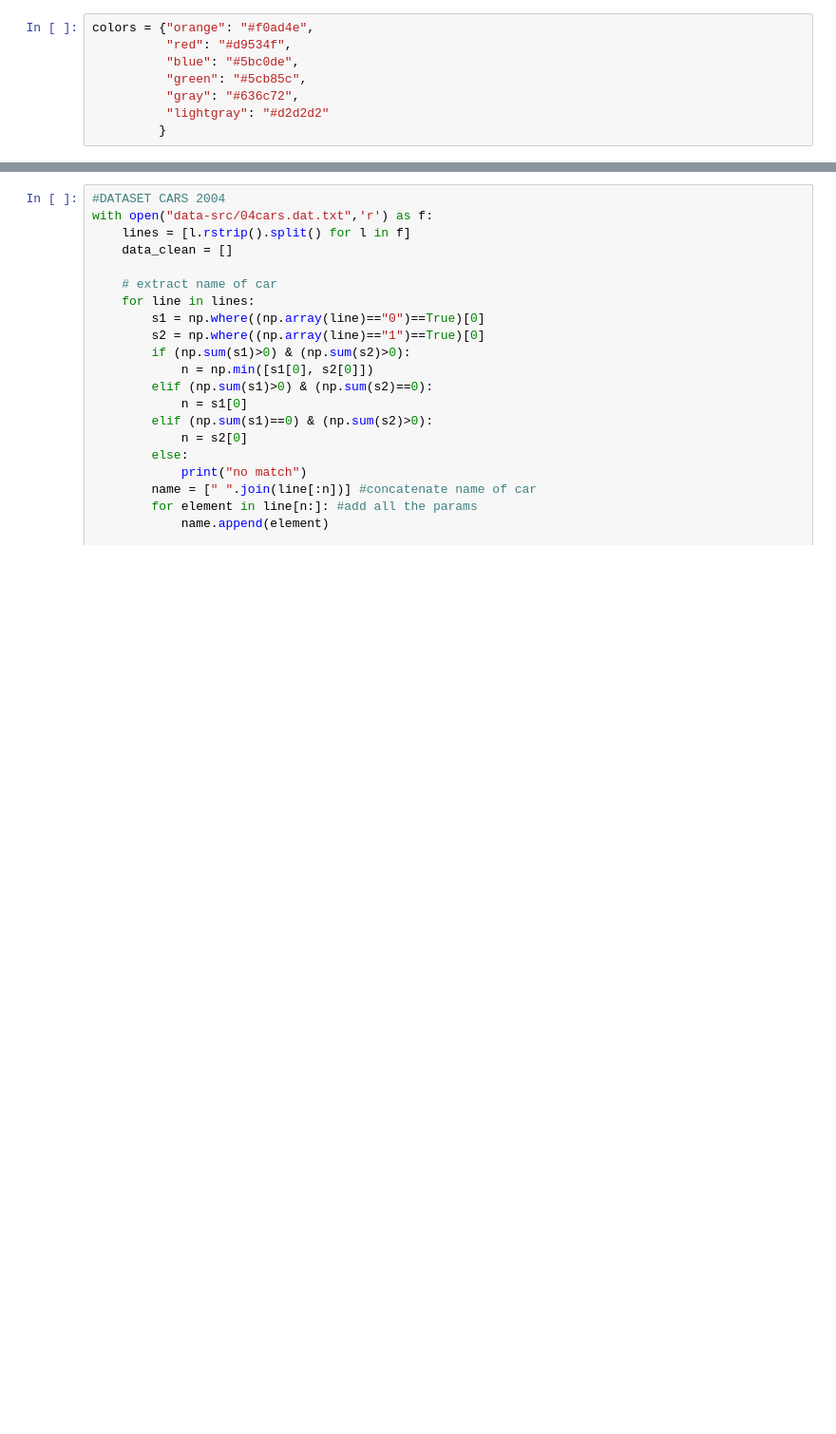
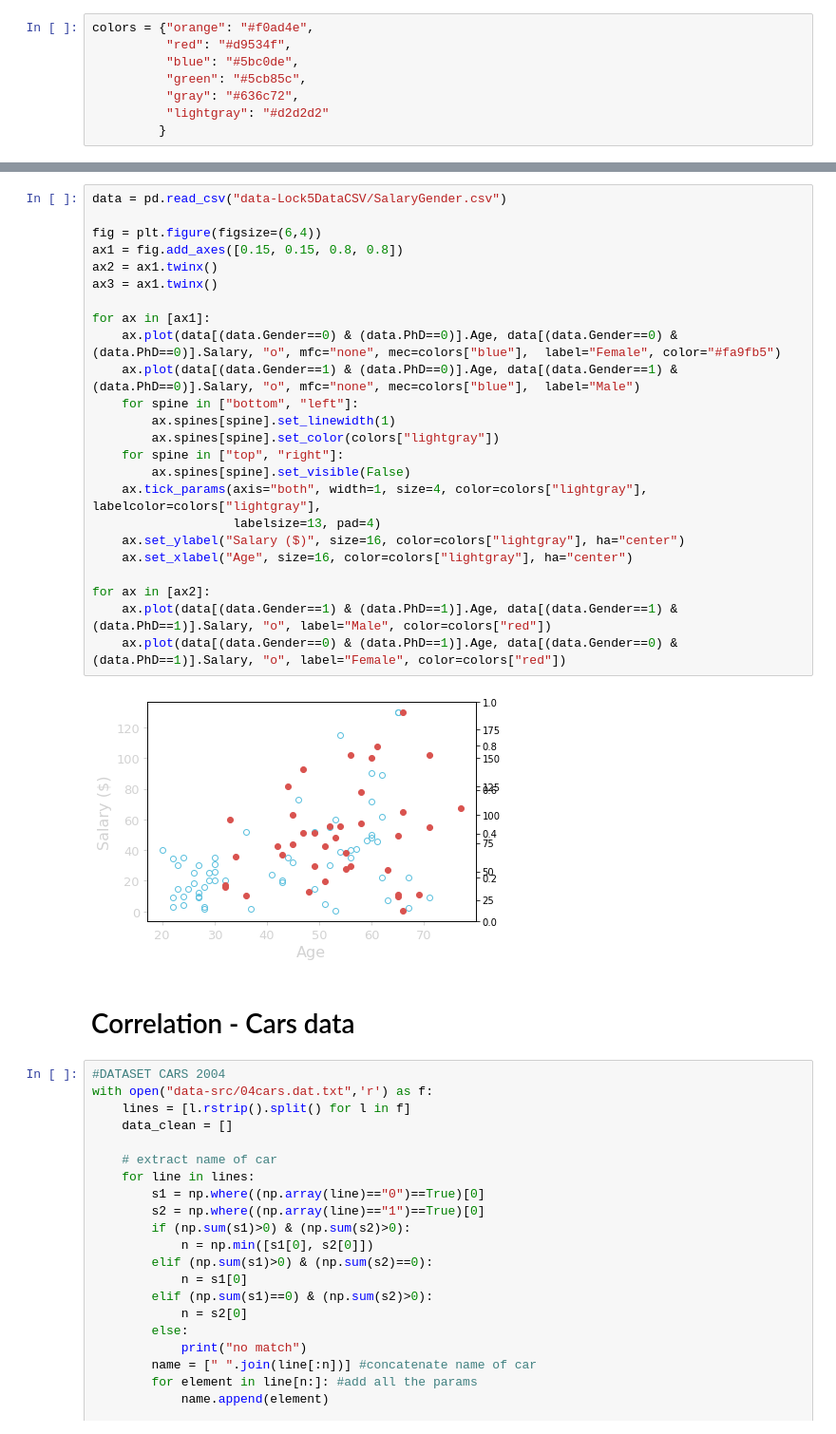
Before and after one commit to gcalmettes/stats13-slides, a Jupyter notebook: notebook-fig/figs-slides-8-correlation-regression.ipynb, the cells around one changed output, grey strips where cells are left out. Shown at 95% size. Saved outputs shown, nothing was run; the diff lists cells and outputs as text; blank space fills up the shorter version.

```diff
--- a/notebook-fig/figs-slides-8-correlation-regression.ipynb
+++ b/notebook-fig/figs-slides-8-correlation-regression.ipynb
@@ -26,3 +194,31 @@ colors = {"orange": "#f0ad4e",
+# %%
+data = pd.read_csv("data-Lock5DataCSV/SalaryGender.csv")
+
+fig = plt.figure(figsize=(6,4))
+ax1 = fig.add_axes([0.15, 0.15, 0.8, 0.8])
+ax2 = ax1.twinx()
+ax3 = ax1.twinx()
+
+for ax in [ax1]:
+    ax.plot(data[(data.Gender==0) & (data.PhD==0)].Age, data[(data.Gender==0) & (data.PhD==0)].Salary, "o", mfc="none", mec=colors["blue"],  label="Female", color="#fa9fb5")
+    ax.plot(data[(data.Gender==1) & (data.PhD==0)].Age, data[(data.Gender==1) & (data.PhD==0)].Salary, "o", mfc="none", mec=colors["blue"],  label="Male")
+    for spine in ["bottom", "left"]:
+        ax.spines[spine].set_linewidth(1)
+        ax.spines[spine].set_color(colors["lightgray"])
+    for spine in ["top", "right"]:
+        ax.spines[spine].set_visible(False)
+    ax.tick_params(axis="both", width=1, size=4, color=colors["lightgray"], labelcolor=colors["lightgray"],
+                   labelsize=13, pad=4)
+    ax.set_ylabel("Salary ($)", size=16, color=colors["lightgray"], ha="center")
+    ax.set_xlabel("Age", size=16, color=colors["lightgray"], ha="center")
+
+for ax in [ax2]:
+    ax.plot(data[(data.Gender==1) & (data.PhD==1)].Age, data[(data.Gender==1) & (data.PhD==1)].Salary, "o", label="Male", color=colors["red"])
+    ax.plot(data[(data.Gender==0) & (data.PhD==1)].Age, data[(data.Gender==0) & (data.PhD==1)].Salary, "o", label="Female", color=colors["red"])
+# %% [output]
+[figure, added]
+# %% [markdown]
+# Correlation - Cars data
 # %%
 #DATASET CARS 2004
 with open("data-src/04cars.dat.txt",'r') as f:
```
Also changed, not shown: parts of 9 cells of this notebook, 5 other files.
